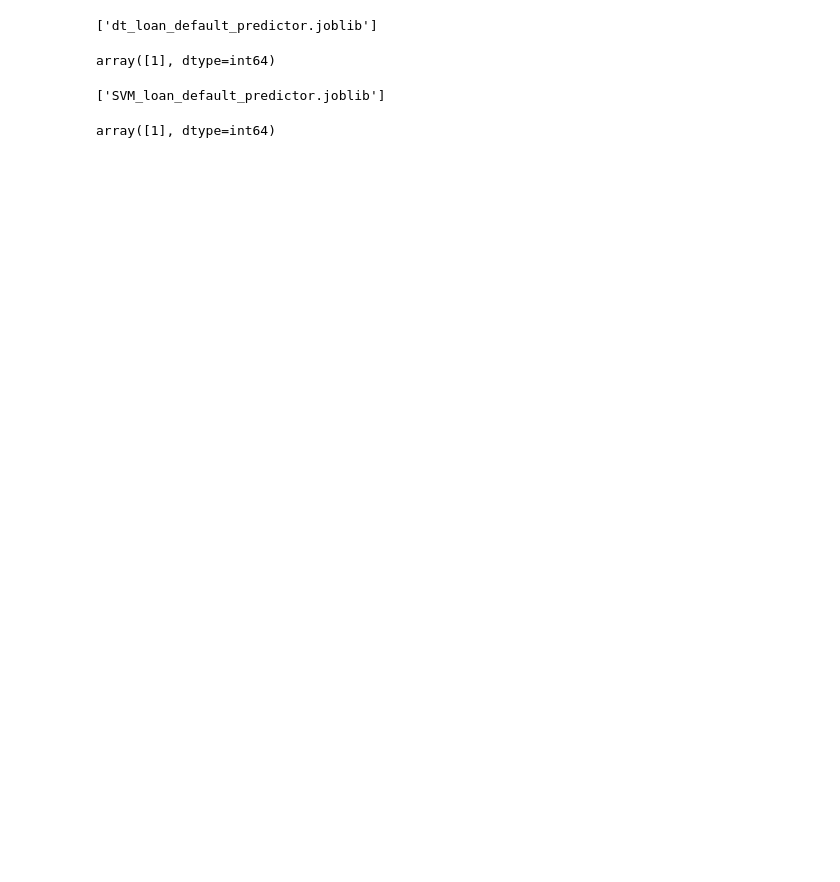
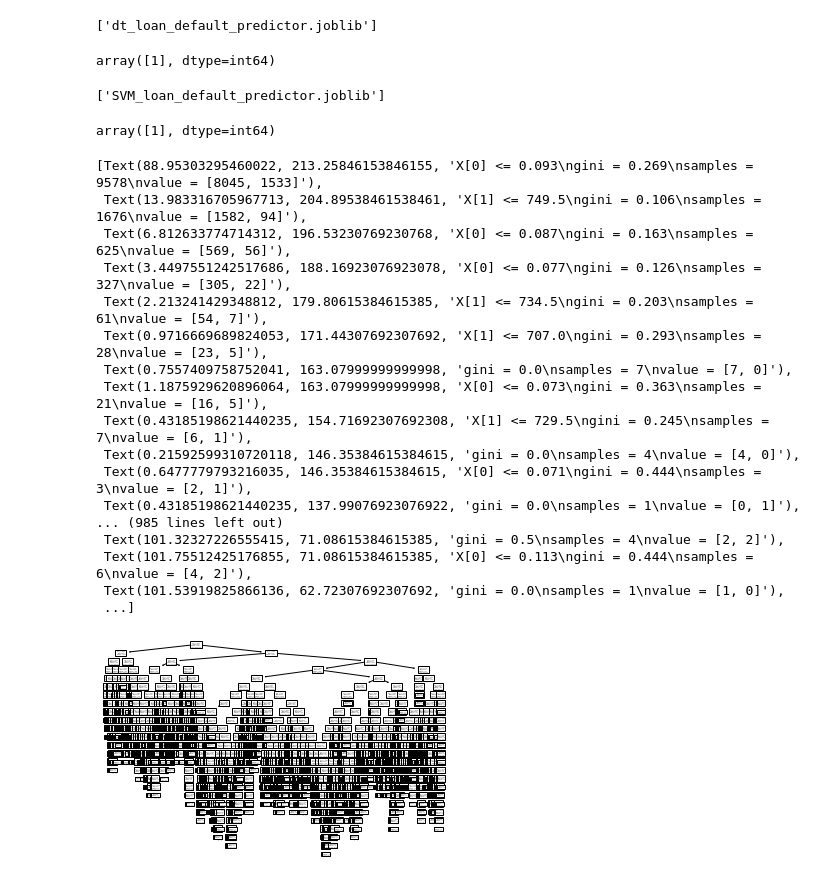
Before and after one commit to nick-devos/ml_python, a Jupyter notebook: lp2.ipynb, the cells around one changed output. Cells and saved outputs as stored; diff of their text form; code cells hidden in the pictures; blank space fills up the shorter version.

Commit message:
Add visualization

```diff
--- a/lp2.ipynb
+++ b/lp2.ipynb
@@ -50,3 +50,37 @@ predictions = model.predict([[.10, 550]])
 predictions # 0 indicates that loan will be fully paid back, 1 indicates that the loan will not be paid back in full
 # %% [output]
 array([1], dtype=int64)
+# %%
+#Trying to visualize the decision tree - model is too complex to see detail in this form, best to export to other source
+import pandas as pd
+from sklearn.tree import DecisionTreeClassifier
+from sklearn import tree
+import graphviz
+
+loan_data = pd.read_csv('loan_data.csv')
+X = loan_data.drop(columns = ['not.fully.paid'])
+y = loan_data['not.fully.paid']
+
+model = DecisionTreeClassifier()
+model.fit(X, y)
+
+tree.plot_tree(model)
+# %% [output]
+[Text(88.95303295460022, 213.25846153846155, 'X[0] <= 0.093\ngini = 0.269\nsamples = 9578\nvalue = [8045, 1533]'),
+ Text(13.983316705967713, 204.89538461538461, 'X[1] <= 749.5\ngini = 0.106\nsamples = 1676\nvalue = [1582, 94]'),
+ Text(6.812633774714312, 196.53230769230768, 'X[0] <= 0.087\ngini = 0.163\nsamples = 625\nvalue = [569, 56]'),
+ Text(3.4497551242517686, 188.16923076923078, 'X[0] <= 0.077\ngini = 0.126\nsamples = 327\nvalue = [305, 22]'),
+ Text(2.213241429348812, 179.80615384615385, 'X[1] <= 734.5\ngini = 0.203\nsamples = 61\nvalue = [54, 7]'),
+ Text(0.9716669689824053, 171.44307692307692, 'X[1] <= 707.0\ngini = 0.293\nsamples = 28\nvalue = [23, 5]'),
+ Text(0.7557409758752041, 163.07999999999998, 'gini = 0.0\nsamples = 7\nvalue = [7, 0]'),
+ Text(1.1875929620896064, 163.07999999999998, 'X[0] <= 0.073\ngini = 0.363\nsamples = 21\nvalue = [16, 5]'),
+ Text(0.43185198621440235, 154.71692307692308, 'X[1] <= 729.5\ngini = 0.245\nsamples = 7\nvalue = [6, 1]'),
+ Text(0.21592599310720118, 146.35384615384615, 'gini = 0.0\nsamples = 4\nvalue = [4, 0]'),
+ Text(0.6477779793216035, 146.35384615384615, 'X[0] <= 0.071\ngini = 0.444\nsamples = 3\nvalue = [2, 1]'),
+ Text(0.43185198621440235, 137.99076923076922, 'gini = 0.0\nsamples = 1\nvalue = [0, 1]'),
+... (985 lines left out)
+ Text(101.32327226555415, 71.08615384615385, 'gini = 0.5\nsamples = 4\nvalue = [2, 2]'),
+ Text(101.75512425176855, 71.08615384615385, 'X[0] <= 0.113\ngini = 0.444\nsamples = 6\nvalue = [4, 2]'),
+ Text(101.53919825866136, 62.72307692307692, 'gini = 0.0\nsamples = 1\nvalue = [1, 0]'),
+ ...]
+[figure, added]
```
Also changed, not shown: 2 other files.
